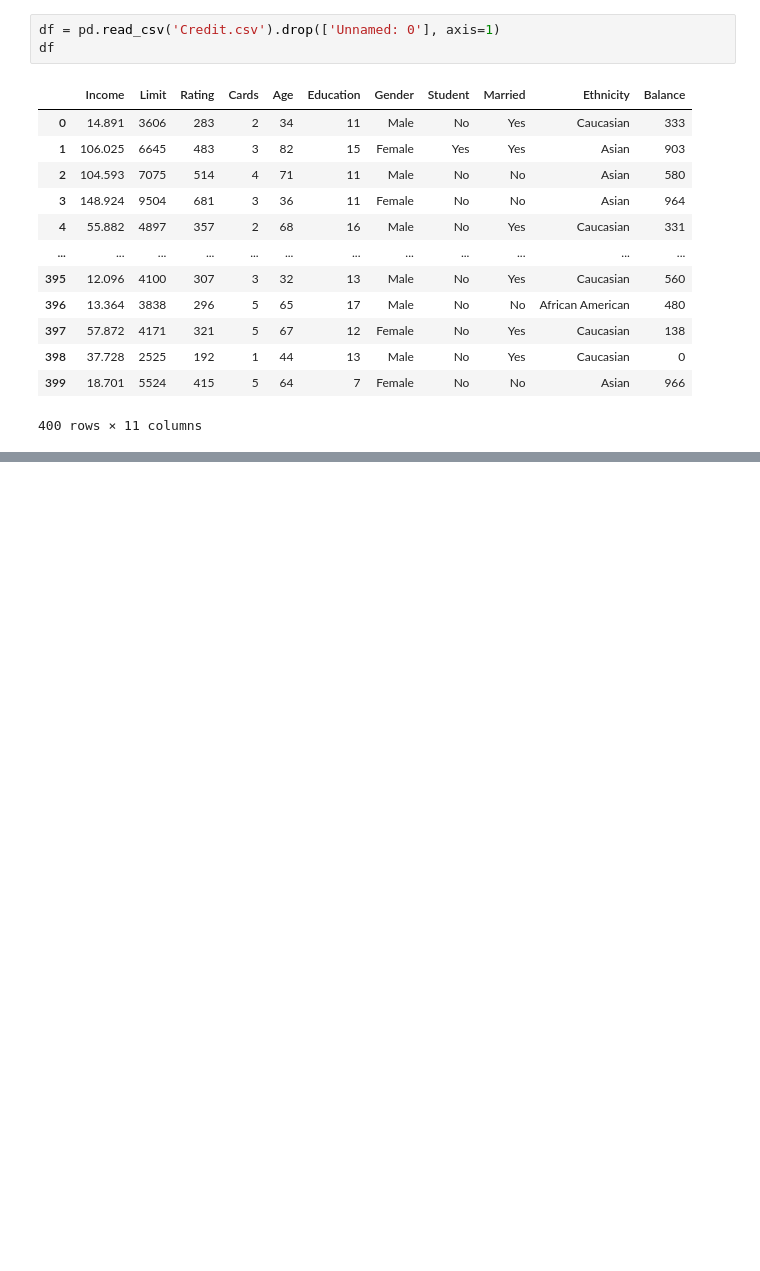
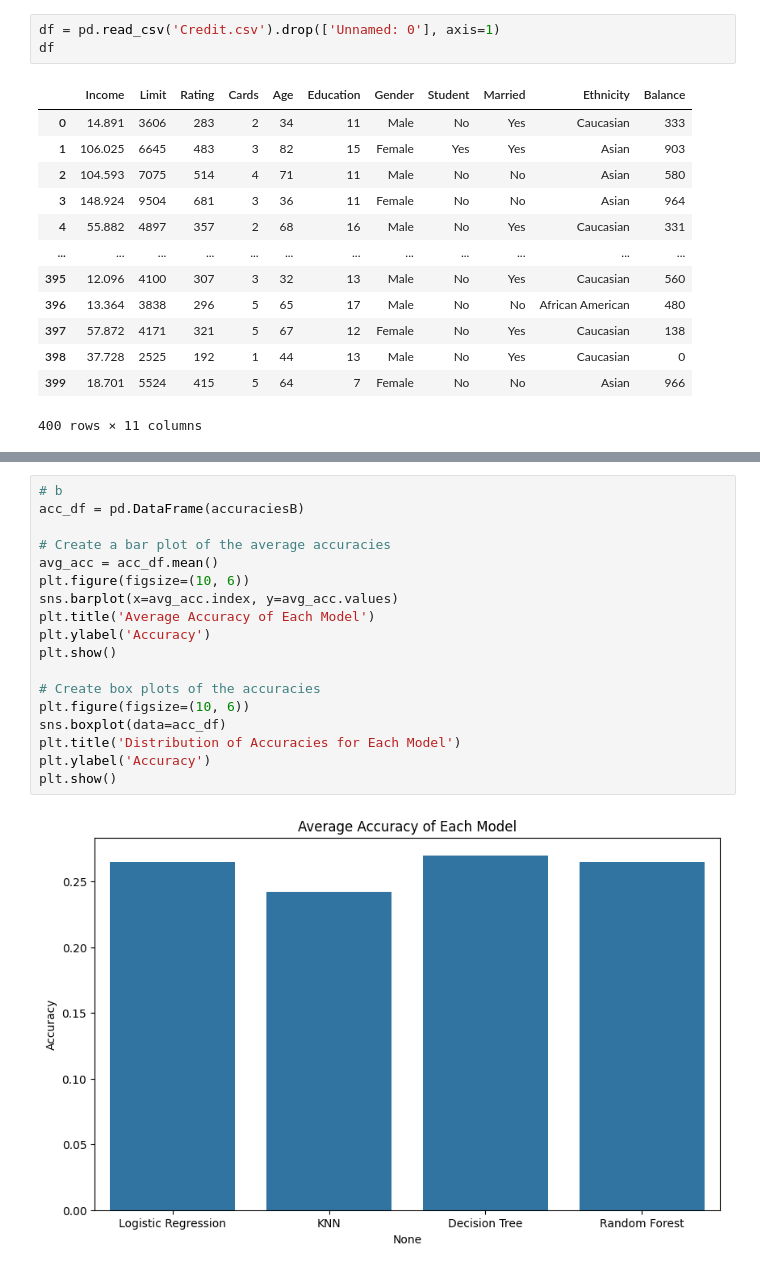
Before and after one commit to jassuwu/college8, a Jupyter notebook: 20XW87 - DATA MINING LAB/Practice3/Practice3.ipynb, the cells around one changed output, grey strips where cells are left out. Drawn from its saved outputs; the diff is of its cells as text; blank space fills up the shorter version.

```diff
--- a/20XW87 - DATA MINING LAB/Practice3/Practice3.ipynb
+++ b/20XW87 - DATA MINING LAB/Practice3/Practice3.ipynb
@@ -67,0 +262,20 @@ Please also refer to the documentation for alternative solver options:
+# %%
+# b
+acc_df = pd.DataFrame(accuraciesB)
+
+# Create a bar plot of the average accuracies
+avg_acc = acc_df.mean()
+plt.figure(figsize=(10, 6))
+sns.barplot(x=avg_acc.index, y=avg_acc.values)
+plt.title('Average Accuracy of Each Model')
+plt.ylabel('Accuracy')
+plt.show()
+
+# Create box plots of the accuracies
+plt.figure(figsize=(10, 6))
+sns.boxplot(data=acc_df)
+plt.title('Distribution of Accuracies for Each Model')
+plt.ylabel('Accuracy')
+plt.show()
+# %% [output]
+[figure, added]
```
Also changed, not shown: parts of 12 cells of this notebook.
